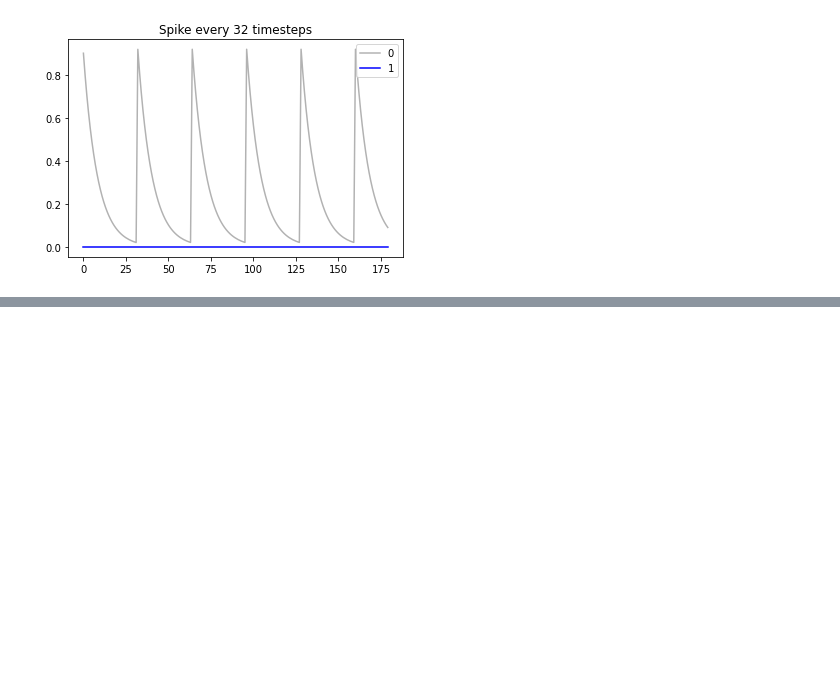
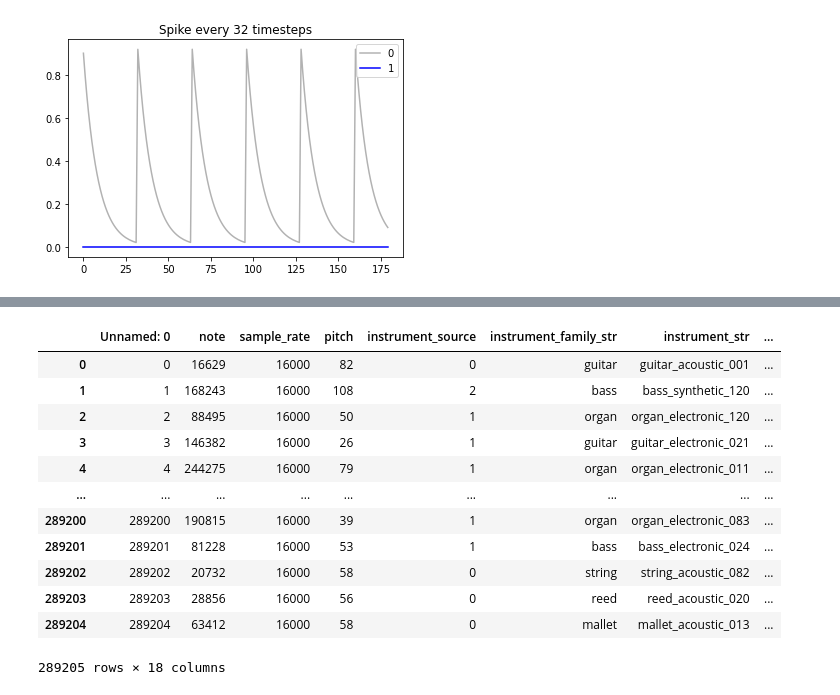
Before and after one commit to kmaragon/CM3070, a Jupyter notebook: Complete Model.ipynb, the cells around one changed output, grey strips where cells are left out. Cells and saved outputs as stored; diff of their text form; code cells hidden in the pictures; blank space fills up the shorter version.

```diff
--- a/Complete Model.ipynb
+++ b/Complete Model.ipynb
@@ -682,0 +680,55 @@ torch.Size([1, 1, 4008])
+# %%
+# Read the nsynth json to get an index
+def read_nsynth_json(json_file):
+    result = []
+    directory = os.path.dirname(json_file)
+    with open(json_file, 'r') as f:
+        jobj = json.load(f)
+        for key, obj in tqdm(jobj.items(), desc=f'Loading file {json_file}'):
+            filename = os.path.join(directory, 'audio', key + '.wav')
+            obj['filename'] = filename
+
+            audio = lr.load(filename, sr=obj['sample_rate'])[0]
+            start_sample = np.argmax(audio > 0.1)
+            end_sample = len(audio) - (np.argmax(np.flip(audio)-1) > 0.1)
+
+            obj['start_time'] = start_sample / obj['sample_rate']
+            obj['end_time'] = end_sample / obj['sample_rate']
+            obj['total_time'] = len(audio) / obj['sample_rate']
+            result.append(obj)
+
+    return pd.DataFrame(result)
+
+if os.path.exists('cache/nsynth-valid.csv'):
+    nsynth_valid = pd.read_csv('cache/nsynth-valid.csv')
+else:
+    nsynth_valid = read_nsynth_json('data/nsynth-valid/examples.json')
+    nsynth_valid.to_csv('cache/nsynth-valid.csv')
+
+if os.path.exists('cache/nsynth-test.csv'):
+    nsynth_test = pd.read_csv('cache/nsynth-test.csv')
+else:
+    nsynth_test = read_nsynth_json('data/nsynth-test/examples.json')
+    nsynth_test.to_csv('cache/nsynth-test.csv')
+
+if os.path.exists('cache/nsynth-train.csv'):
+    nsynth_train = pd.read_csv('cache/nsynth-train.csv')
+else:
+    nsynth_train = read_nsynth_json('data/nsynth-train/examples.json')
+    nsynth_train.to_csv('cache/nsynth-train.csv')
+
+nsynth_train
+# %% [output]
+|  | Unnamed: 0 | note | sample_rate | pitch | instrument_source | instrument_family_str | instrument_str | ... |
+| 0 | 0 | 16629 | 16000 | 82 | 0 | guitar | guitar_acoustic_001 | ... |
+| 1 | 1 | 168243 | 16000 | 108 | 2 | bass | bass_synthetic_120 | ... |
+| 2 | 2 | 88495 | 16000 | 50 | 1 | organ | organ_electronic_120 | ... |
+| 3 | 3 | 146382 | 16000 | 26 | 1 | guitar | guitar_electronic_021 | ... |
+| 4 | 4 | 244275 | 16000 | 79 | 1 | organ | organ_electronic_011 | ... |
+| ... | ... | ... | ... | ... | ... | ... | ... | ... |
+| 289200 | 289200 | 190815 | 16000 | 39 | 1 | organ | organ_electronic_083 | ... |
+| 289201 | 289201 | 81228 | 16000 | 53 | 1 | bass | bass_electronic_024 | ... |
+| 289202 | 289202 | 20732 | 16000 | 58 | 0 | string | string_acoustic_082 | ... |
+| 289203 | 289203 | 28856 | 16000 | 56 | 0 | reed | reed_acoustic_020 | ... |
+| 289204 | 289204 | 63412 | 16000 | 58 | 0 | mallet | mallet_acoustic_013 | ... |
+289205 rows × 18 columns
```
Also changed, not shown: parts of 20 cells of this notebook.
